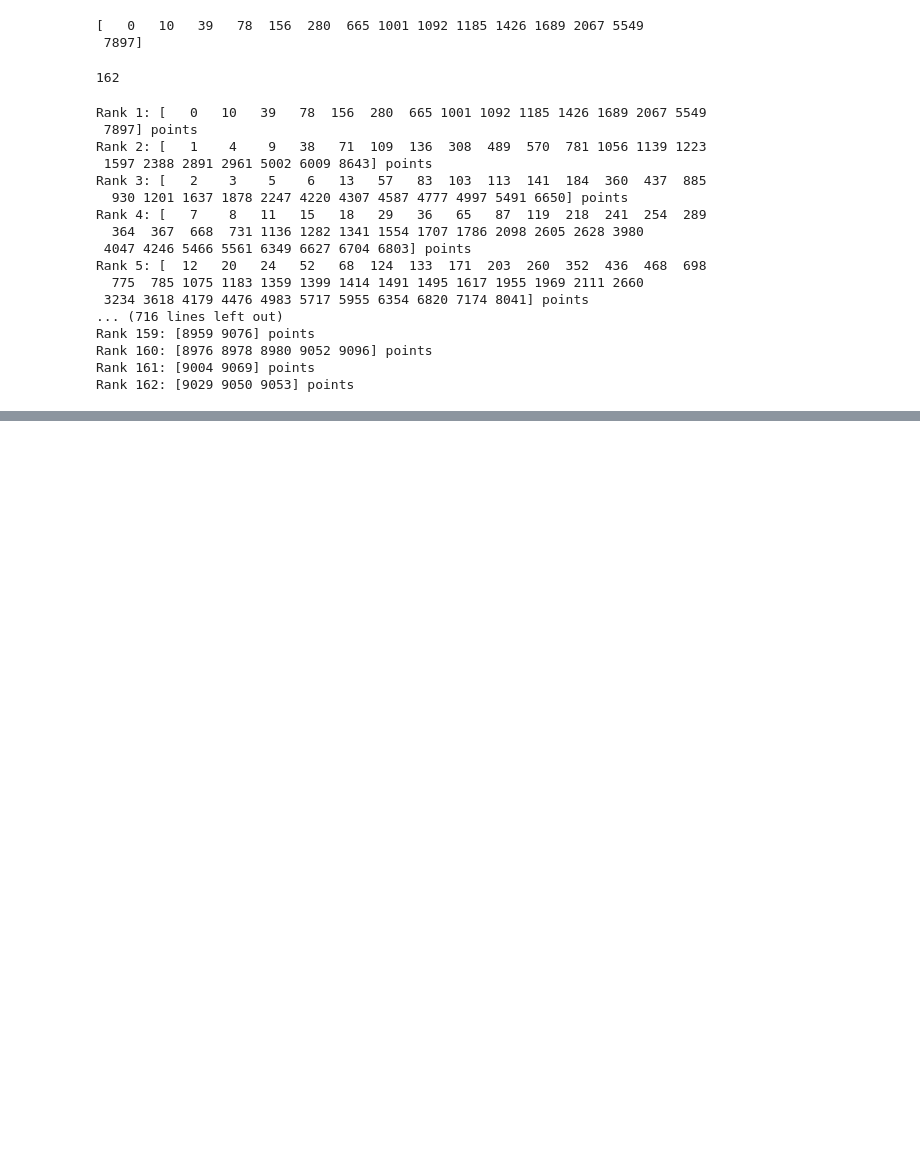
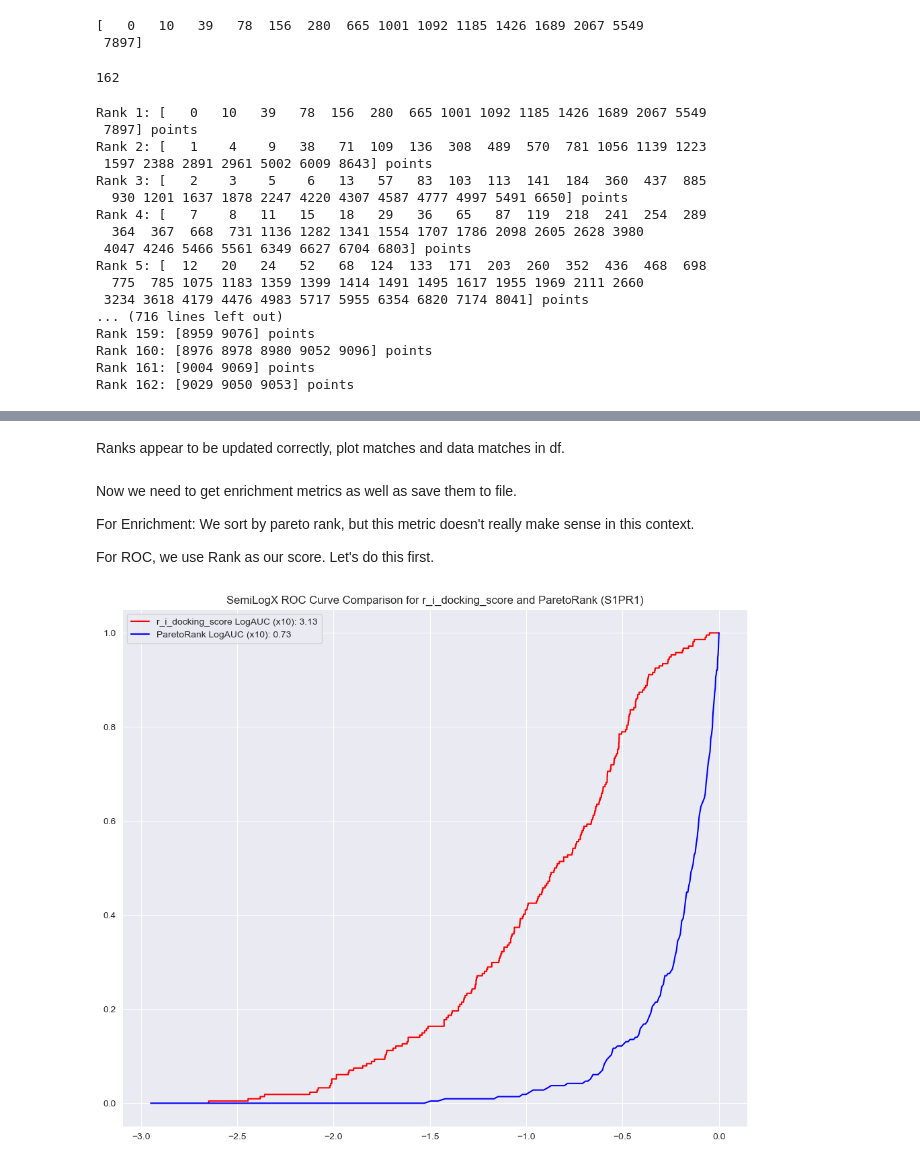
Before and after one commit to DKchemistry/chembl, a Jupyter notebook: GPCR-Bench-master/gpcr_papermill.ipynb, the cells around one changed output, grey strips where cells are left out. Drawn from its saved outputs; the diff is of its cells as text; code cells hidden in the pictures; blank space fills up the shorter version.

```diff
--- a/GPCR-Bench-master/gpcr_papermill.ipynb
+++ b/GPCR-Bench-master/gpcr_papermill.ipynb
@@ -1860,0 +1932,45 @@ df_copy
+# %% [markdown]
+Ranks appear to be updated correctly, plot matches and data matches in df.
+# %% [markdown]
+Now we need to get enrichment metrics as well as save them to file.
+
+For Enrichment: We sort by pareto rank, but this metric doesn't really make sense in this context.
+
+For ROC, we use Rank as our score. Let's do this first.
+# %%
+def plot_pareto_rank_semi_log_roc(df, a=1e-3, ax=None):
+    # Baseline scores
+    y_scores_baseline = -df['r_i_docking_score']
+    fpr_baseline, tpr_baseline, _ = roc_curve(df["Activity"], y_scores_baseline)
+    valid_indices_baseline = np.where(fpr_baseline >= a)
+    log_fpr_valid_baseline = np.log10(fpr_baseline[valid_indices_baseline])
+    log_auc_baseline = (auc(log_fpr_valid_baseline, tpr_baseline[valid_indices_baseline]) / -np.log10(a)) * 10
+    ax.plot(
+    log_fpr_valid_baseline,
+    tpr_baseline[valid_indices_baseline],
+    label=f"r_i_docking_score LogAUC (x10): {log_auc_baseline:.2f}",
+    color="red",
+  )
+
+    # New scores
+    y_scores_new = df['ParetoRank']
+    fpr_new, tpr_new, _ = roc_curve(df["Activity"], y_scores_new)
+    valid_indices_new = np.where(fpr_new >= a)
+    log_fpr_valid_new = np.log10(fpr_new[valid_indices_new])
+    log_auc_new = (auc(log_fpr_valid_new, tpr_new[valid_indices_new]) / -np.log10(a)) * 10
+    ax.plot(
+    log_fpr_valid_new,
+    tpr_new[valid_indices_new],
+    label=f"ParetoRank LogAUC (x10): {log_auc_new:.2f}",
+    color="blue",
+  )
+
+    ax.legend()
+    ax.set_title(f"SemiLogX ROC Curve Comparison for r_i_docking_score and ParetoRank ({title_suffix})")
+
+
+fig, ax = plt.subplots(figsize=(12, 10))
+plot_pareto_rank_semi_log_roc(df_copy, a=1e-3, ax=ax)
+plt.show()
+# %% [output]
+[figure, added]
```
Also changed, not shown: parts of 13 cells of this notebook.
